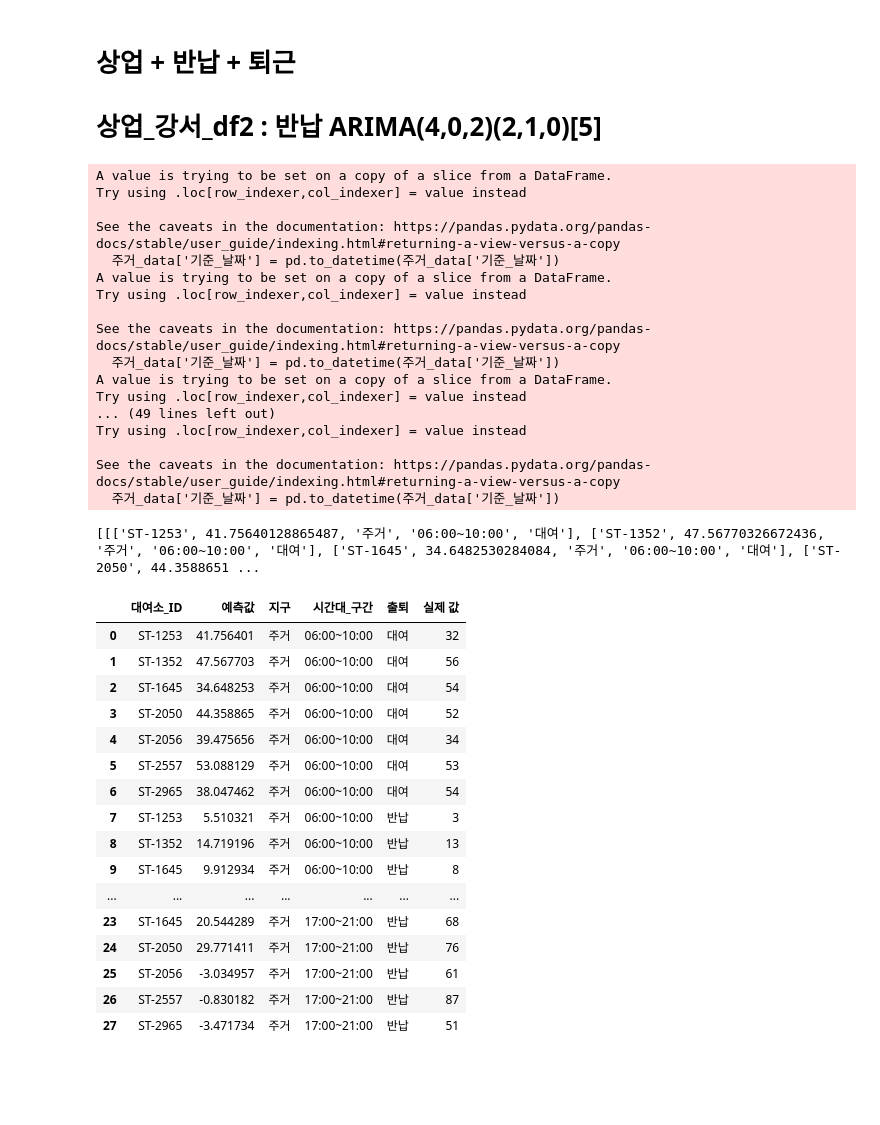
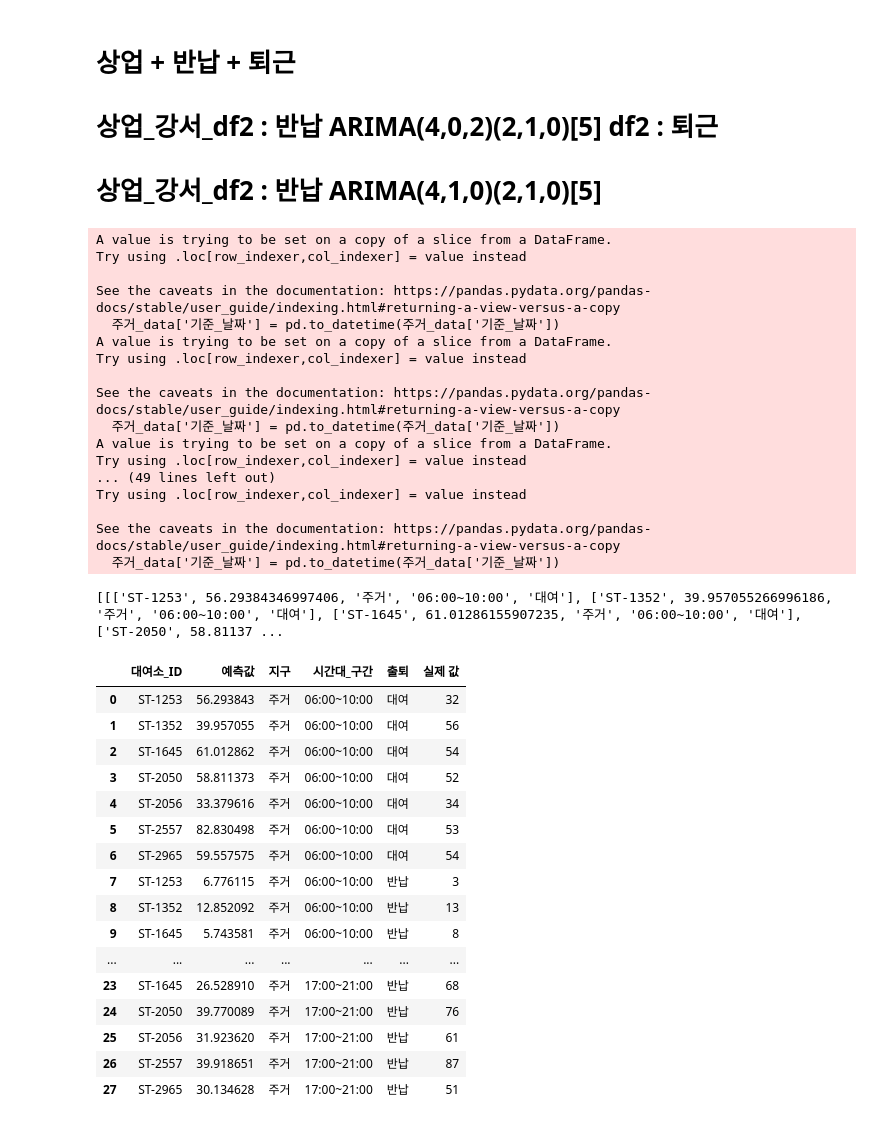
Before and after one commit to minseokpark6/SemiProject_Group3, a Jupyter notebook: Code/choiinwoo/20240508_1자료.ipynb, the cells around one changed output. Saved outputs shown, nothing was run; the diff lists cells and outputs as text; code cells hidden in the pictures; blank space fills up the shorter version.

```diff
--- a/Code/choiinwoo/20240508_1자료.ipynb
+++ b/Code/choiinwoo/20240508_1자료.ipynb
@@ -249,9 +652,9 @@ See the caveats in the documentation: https://pandas.pydata.org/pandas-docs/stab
 
 강서_df1 = 강서_df1[['시작_대여소_ID', '기준_날짜', '전체_건수']].copy() # 시작 : 대여 ,종료 : 반납
 강서_df1 = 강서_df1.rename(columns={'시작_대여소_ID': '대여소_ID'})     # 시작 : 대여 ,종료 : 반납
-check_forcast1=[]
-check_forcast1.append(sarima_test(강서_df1,상업_IDs,3,0,2,2,1,0,"상업",'06:00~10:00','대여'))
-print(check_forcast)
+
+check_forcast1.append(sarima_test(강서_df1,상업_IDs,3,1,0,2,1,0,"상업",'06:00~10:00','대여'))
+print(check_forcast1)
 # %% [output]
 A value is trying to be set on a copy of a slice from a DataFrame.
 Try using .loc[row_indexer,col_indexer] = value instead
@@ -286,8 +690,8 @@ LinAlgError: LU decomposition error.
 강서_df1 = 강서_df1[['종료_대여소_ID', '기준_날짜', '전체_건수']].copy() # 시작 : 대여 ,종료 : 반납
 강서_df1 = 강서_df1.rename(columns={'종료_대여소_ID': '대여소_ID'})     # 시작 : 대여 ,종료 : 반납
 
-check_forcast.append(sarima_test(강서_df1,상업_IDs,3,0,3,1,1,0,"상업",'06:00~10:00','반납'))
-print(check_forcast)
+check_forcast1.append(sarima_test(강서_df1,상업_IDs,3,1,0,2,1,0,"상업",'06:00~10:00','반납'))
+print(check_forcast1)
 # %% [output]
 A value is trying to be set on a copy of a slice from a DataFrame.
 Try using .loc[row_indexer,col_indexer] = value instead
@@ -322,8 +727,8 @@ See the caveats in the documentation: https://pandas.pydata.org/pandas-docs/stab
 강서_df1 = 강서_df1[['시작_대여소_ID', '기준_날짜', '전체_건수']].copy() # 시작 : 대여 ,종료 : 반납
 강서_df1 = 강서_df1.rename(columns={'시작_대여소_ID': '대여소_ID'})     # 시작 : 대여 ,종료 : 반납
 
-check_forcast.append(sarima_test(강서_df1,상업_IDs,4,0,2,2,1,0,"상업",'17:00~21:00','대여'))
-print(check_forcast)
+check_forcast1.append(sarima_test(강서_df1,상업_IDs,4,1,0,2,1,0,"상업",'17:00~21:00','대여'))
+print(check_forcast1)
 # %% [output]
 A value is trying to be set on a copy of a slice from a DataFrame.
 Try using .loc[row_indexer,col_indexer] = value instead
@@ -346,6 +751,7 @@ See the caveats in the documentation: https://pandas.pydata.org/pandas-docs/stab
 # %% [markdown]
 # 상업 + 반납 + 퇴근
-# 상업_강서_df2 : 반납 ARIMA(4,0,2)(2,1,0)[5]
+# 상업_강서_df2 : 반납 ARIMA(4,0,2)(2,1,0)[5]       df2 : 퇴근
+# 상업_강서_df2 : 반납 ARIMA(4,1,0)(2,1,0)[5]
 # %%
 
 강서_df = 강서_데이터[강서_데이터['종료_대여소_ID'].isin(상업_IDs)] # 시작 : 대여 ,종료 : 반납   + 주거, 상업
@@ -358,8 +764,8 @@ See the caveats in the documentation: https://pandas.pydata.org/pandas-docs/stab
 강서_df1 = 강서_df1[['종료_대여소_ID', '기준_날짜', '전체_건수']].copy() # 시작 : 대여 ,종료 : 반납
 강서_df1 = 강서_df1.rename(columns={'종료_대여소_ID': '대여소_ID'})     # 시작 : 대여 ,종료 : 반납
 
-check_forcast.append(sarima_test(강서_df1,상업_IDs,4,0,2,2,1,0,"상업",'17:00~21:00','반납'))
-print(check_forcast)
+check_forcast1.append(sarima_test(강서_df1,상업_IDs,4,1,0,2,1,0,"상업",'17:00~21:00','반납'))
+print(check_forcast1)
 # %% [output]
 A value is trying to be set on a copy of a slice from a DataFrame.
 Try using .loc[row_indexer,col_indexer] = value instead
@@ -378,7 +784,7 @@ Try using .loc[row_indexer,col_indexer] = value instead
 
 See the caveats in the documentation: https://pandas.pydata.org/pandas-docs/stable/user_guide/indexing.html#returning-a-view-versus-a-copy
   주거_data['기준_날짜'] = pd.to_datetime(주거_data['기준_날짜'])
-[[['ST-1253', 41.75640128865487, '주거', '06:00~10:00', '대여'], ['ST-1352', 47.56770326672436, '주거', '06:00~10:00', '대여'], ['ST-1645', 34.6482530284084, '주거', '06:00~10:00', '대여'], ['ST-2050', 44.3588651 ...
+[[['ST-1253', 56.29384346997406, '주거', '06:00~10:00', '대여'], ['ST-1352', 39.957055266996186, '주거', '06:00~10:00', '대여'], ['ST-1645', 61.01286155907235, '주거', '06:00~10:00', '대여'], ['ST-2050', 58.81137 ...
 # %%
 check1 = pd.read_csv('tpss_bcycl_od_statnhm_20240401.csv',encoding='cp949')
 
@@ -422,29 +828,29 @@ for 주거_ID in 상업_IDs:
 # %%
 # DataFrame으로 변환
 df_list = []
-for sublist in check_forcast:
+for sublist in check_forcast1:
     for item in sublist:
         df_list.append(item)
 
 df = pd.DataFrame(df_list, columns=['대여소_ID', '예측값', '지구', '시간대_구간', '출퇴'])
 df['실제 값'] = check
 
 df[df['지구']=='주거']
 # %% [output]
 |  | 대여소_ID | 예측값 | 지구 | 시간대_구간 | 출퇴 | 실제 값 |
-| 0 | ST-1253 | 41.756401 | 주거 | 06:00~10:00 | 대여 | 32 |
-| 1 | ST-1352 | 47.567703 | 주거 | 06:00~10:00 | 대여 | 56 |
-| 2 | ST-1645 | 34.648253 | 주거 | 06:00~10:00 | 대여 | 54 |
-| 3 | ST-2050 | 44.358865 | 주거 | 06:00~10:00 | 대여 | 52 |
-| 4 | ST-2056 | 39.475656 | 주거 | 06:00~10:00 | 대여 | 34 |
-| 5 | ST-2557 | 53.088129 | 주거 | 06:00~10:00 | 대여 | 53 |
-| 6 | ST-2965 | 38.047462 | 주거 | 06:00~10:00 | 대여 | 54 |
-| 7 | ST-1253 | 5.510321 | 주거 | 06:00~10:00 | 반납 | 3 |
-| 8 | ST-1352 | 14.719196 | 주거 | 06:00~10:00 | 반납 | 13 |
-| 9 | ST-1645 | 9.912934 | 주거 | 06:00~10:00 | 반납 | 8 |
+| 0 | ST-1253 | 56.293843 | 주거 | 06:00~10:00 | 대여 | 32 |
+| 1 | ST-1352 | 39.957055 | 주거 | 06:00~10:00 | 대여 | 56 |
+| 2 | ST-1645 | 61.012862 | 주거 | 06:00~10:00 | 대여 | 54 |
+| 3 | ST-2050 | 58.811373 | 주거 | 06:00~10:00 | 대여 | 52 |
+| 4 | ST-2056 | 33.379616 | 주거 | 06:00~10:00 | 대여 | 34 |
+| 5 | ST-2557 | 82.830498 | 주거 | 06:00~10:00 | 대여 | 53 |
+| 6 | ST-2965 | 59.557575 | 주거 | 06:00~10:00 | 대여 | 54 |
+| 7 | ST-1253 | 6.776115 | 주거 | 06:00~10:00 | 반납 | 3 |
+| 8 | ST-1352 | 12.852092 | 주거 | 06:00~10:00 | 반납 | 13 |
+| 9 | ST-1645 | 5.743581 | 주거 | 06:00~10:00 | 반납 | 8 |
 | ... | ... | ... | ... | ... | ... | ... |
-| 23 | ST-1645 | 20.544289 | 주거 | 17:00~21:00 | 반납 | 68 |
-| 24 | ST-2050 | 29.771411 | 주거 | 17:00~21:00 | 반납 | 76 |
-| 25 | ST-2056 | -3.034957 | 주거 | 17:00~21:00 | 반납 | 61 |
-| 26 | ST-2557 | -0.830182 | 주거 | 17:00~21:00 | 반납 | 87 |
-| 27 | ST-2965 | -3.471734 | 주거 | 17:00~21:00 | 반납 | 51 |
+| 23 | ST-1645 | 26.528910 | 주거 | 17:00~21:00 | 반납 | 68 |
+| 24 | ST-2050 | 39.770089 | 주거 | 17:00~21:00 | 반납 | 76 |
+| 25 | ST-2056 | 31.923620 | 주거 | 17:00~21:00 | 반납 | 61 |
+| 26 | ST-2557 | 39.918651 | 주거 | 17:00~21:00 | 반납 | 87 |
+| 27 | ST-2965 | 30.134628 | 주거 | 17:00~21:00 | 반납 | 51 |
```
Also changed, not shown: parts of 21 cells of this notebook, 1 other file.
